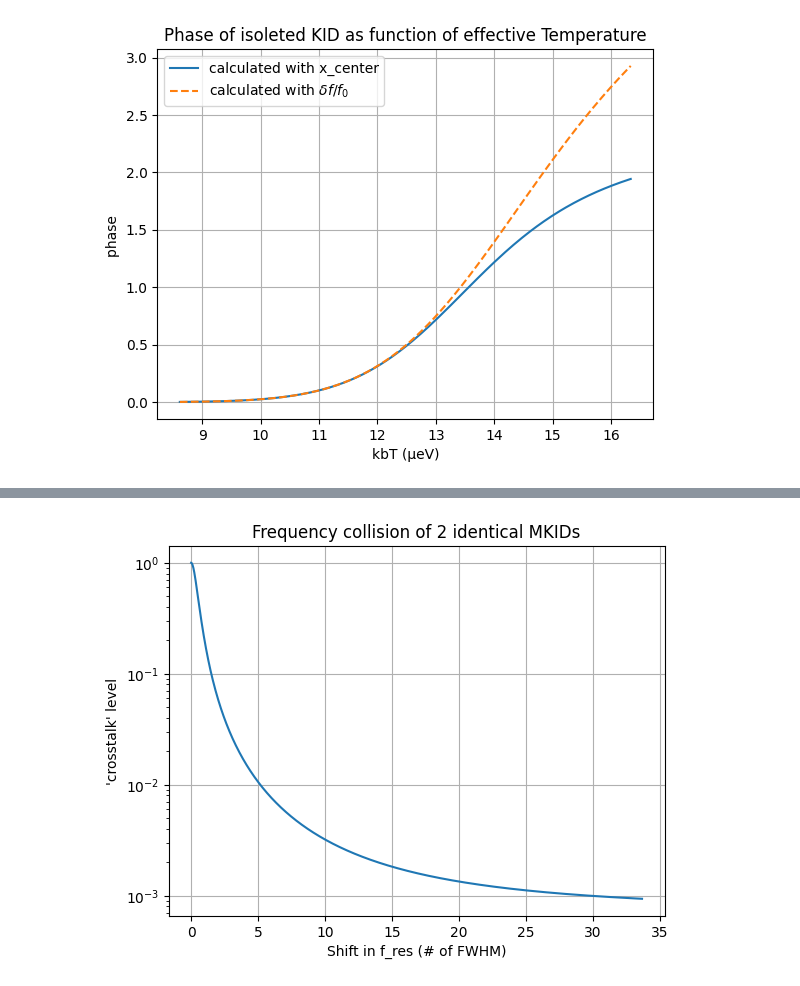
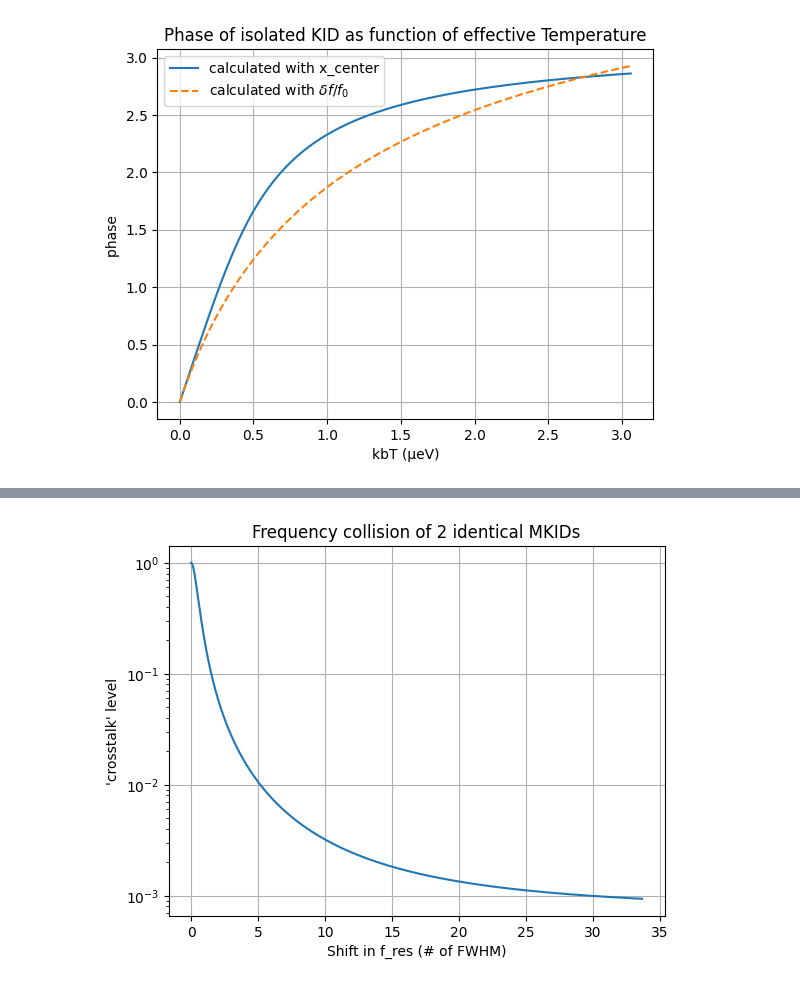
Before and after one commit to HesselSchulte/Python_KID_model, a Jupyter notebook: Fres shift jupyter.ipynb, the cells around one changed output, grey strips where cells are left out. Saved outputs shown, nothing was run; the diff lists cells and outputs as text; code cells hidden in the pictures.

```diff
--- a/Fres shift jupyter.ipynb
+++ b/Fres shift jupyter.ipynb
@@ -14,8 +14,9 @@ import SC # properties of superconducting materials
 #Design parameters
 N_MKIDs = 1000
 N_read = int(1e3)
-f0_A = 4.0037e9     #Hz resonance frequency A
+df = 0.3e6
 f0_B = 4.004e9 #Hz resonance frequency B
+f0_A = f0_B - df   #Hz resonance frequency A
 kbT0 = 86.17 * .1 #µeV, operating temperature of 100 mK
 hw0_A = 6.582e-4*2*np.pi*f0_A*1e-6 #Energy inherent in KID at fres
 hw0_B = 6.582e-4*2*np.pi*f0_B*1e-6 #Energy inherent in KID at fres
@@ -32,5 +33,3 @@ ak = .96 # Kinetic Inductance fraction
 beta = 2    #Thin film beta approximation
 lmbda = 402 #nm, gives the max. E for the responsivity curve
 etapb = .55 #Pair breaking efficiency
-
-print(V_ind)
@@ -174,50 +407,44 @@ interactive(children=(FloatSlider(value=8.617, description='T_eff', max=17.97018
 # %%
-def calc_x_center(S21):
-    xmin = np.min(S21.real)
-    xmax = round(np.max(S21.real))
-    x_center = (xmax+xmin)/2
-    return x_center
 
 def phase_response_xc(s1_eff, s2_eff):
     S21_dark = kc.S21(Qi0_B, Qc, f_read, f0_B)
     f_res_index = np.argmin(dB_scale(S21_dark))
     phase_resp = np.zeros(len(s1_eff))
     theta = np.zeros(len(s1_eff))
+    x_center = calc_x_center(Q_dark= Q0_B, Qi_dark=Qi0_B)
     # x_center = (1 + np.min(dB_scale(S21_dark))/2)
     Lk_resp = np.imag(1/(s1_eff-1j*s2_eff))/(2*np.pi*f0_B)
     f_resp = 1/np.sqrt(C_B*(Lk_resp + Lg_B))
     Qi_resp = (2*s2_eff)/(ak*beta*s1_eff)
     for i in range(len(s1_eff)):
         S21_resp = kc.S21(Qi_resp[i], Qc, f_read, f_resp[i])
-        x_center = calc_x_center(S21_resp)
         theta[i] = np.arctan2(S21_resp.imag[f_res_index], x_center - S21_resp.real[f_res_index])
         phase_resp[i] = (S21_resp.imag[f_res_index])/(x_center-S21_resp.real[f_res_index])
     return theta
 
 def phase_response_df(s1_eff, s2_eff):
     S21_dark = kc.S21(Qi0_B, Qc, f_read, f0_B)
     f_res_index = np.argmin(dB_scale(S21_dark))
-    phase_dark = np.imag(S21_dark)[f_res_index]
     Lk_resp = np.imag(1/(s1_eff-1j*s2_eff))/(2*np.pi*f0_B)
     f_resp = 1/np.sqrt(C_B*(Lk_resp + Lg_B))
     Qi_resp = (2*s2_eff)/(ak*beta*s1_eff)
     Q_resp = Qc * Qi_resp / (Qc + Qi_resp)
     phase_resp =  -4*Q_resp * (f_resp-f_read[f_res_index])/f_resp
     return phase_resp
 
 # plt.plot(phase_response_xc(s1_B, s2_B)[1].real, phase_response_xc(s1_B, s2_B)[1].imag)
 
 phase_xc = phase_response_xc(s1_B, s2_B)
 phase_df = phase_response_df(s1_B, s2_B)
 
-plt.plot(kbTarr, phase_xc, label = 'calculated with x_center')
-plt.plot(kbTarr, phase_df, label = r"calculated with $\delta f/f_0$", linestyle = "dashed")
-plt.title("Phase of isoleted KID as function of effective Temperature")
+plt.plot(exE, phase_xc, label = 'calculated with x_center')
+plt.plot(exE, phase_df, label = r"calculated with $\delta f/f_0$", linestyle = "dashed")
+plt.title("Phase of isolated KID as function of effective Temperature")
 plt.xlabel("kbT (µeV)")
 plt.ylabel("phase ")
 plt.legend()
 plt.grid()
 
 # print(kbTarr[np.argmin(phase_xc)])
 # %% [output]
-[figure, old version]
+[figure, new version]
```
Also changed, not shown: parts of 15 cells of this notebook, 1 other file.
